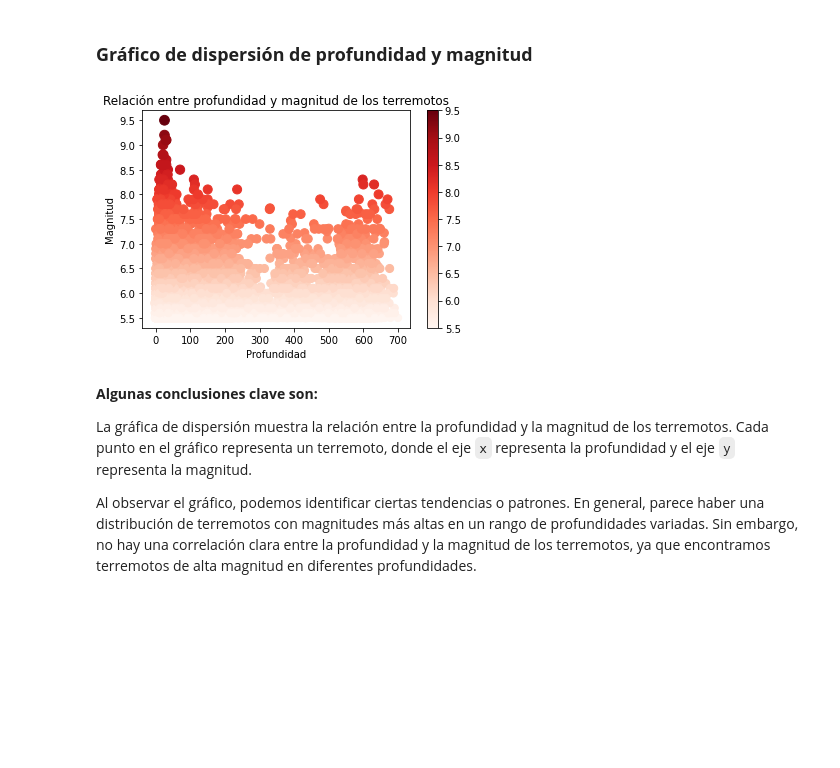
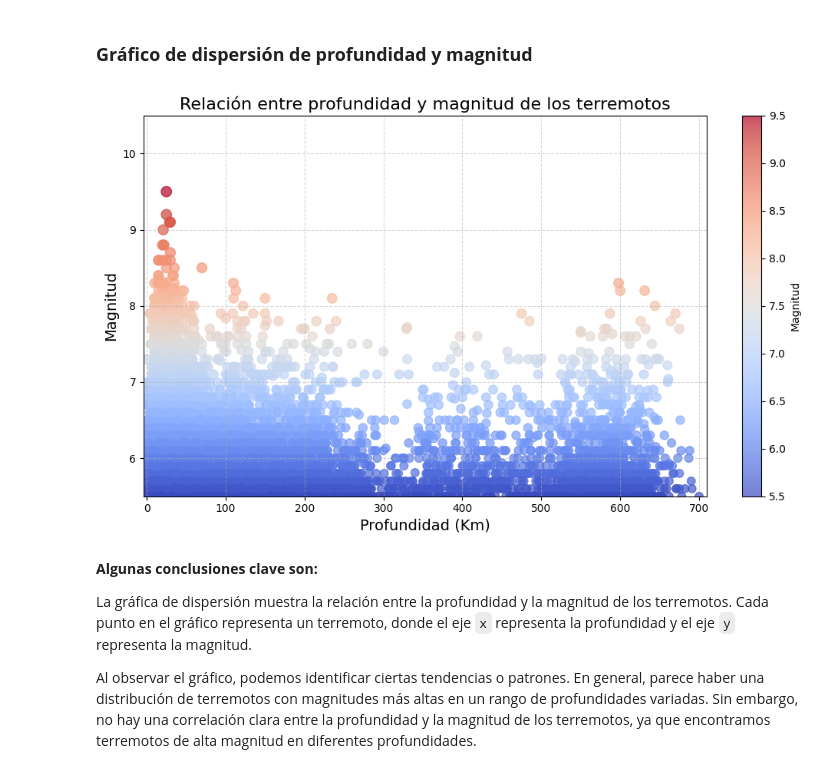
Before and after one commit to gustavopumachagua/Prediccion_Terremotos, a Jupyter notebook: Estadisticas_graficos.ipynb, the cells around one changed output. Cells and saved outputs as stored; diff of their text form; code cells hidden in the pictures; blank space fills up the shorter version.

```diff
--- a/Estadisticas_graficos.ipynb
+++ b/Estadisticas_graficos.ipynb
@@ -81,25 +108,36 @@ print(top_10_peru[cols])
 # %%
 import matplotlib.pyplot as plt
 import pandas as pd
 
 # Cargar el DataFrame desde un archivo CSV
-df = pd.read_csv('./data/Data_Limpio.csv')
+df = pd.read_csv('./data/data.csv')
 
 # Crear el gráfico de dispersión
-plt.scatter(df['Depth'], df['Mag'], s=df['Mag']*10, c=df['Mag'], cmap='Reds')
+plt.figure(figsize=(10, 6))  # Ajusta el tamaño de la figura
+plt.scatter(df['Depth'], df['Mag'], s=df['Mag']*10, c=df['Mag'], cmap='coolwarm', alpha=0.7)  # Personaliza el tamaño y el color
 
 # Agregar una barra de colores
-plt.colorbar()
+plt.colorbar(label='Magnitud')  # Personaliza la etiqueta de la barra de colores
 
 # Agregar título y etiquetas de los ejes
-plt.title('Relación entre profundidad y magnitud de los terremotos')
-plt.xlabel('Profundidad')
-plt.ylabel('Magnitud')
+plt.title('Relación entre profundidad y magnitud de los terremotos', fontsize=16)  # Personaliza el título y el tamaño de fuente
+plt.xlabel('Profundidad (Km)', fontsize=14)  # Personaliza la etiqueta del eje x y el tamaño de fuente
+plt.ylabel('Magnitud', fontsize=14)  # Personaliza la etiqueta del eje y y el tamaño de fuente
+
+# Personalizar la cuadrícula de fondo
+plt.grid(True, linestyle='--', alpha=0.5)
+
+# Personalizar los ejes (ajustar el rango y escala)
+plt.xlim(-4, df['Depth'].max() + 10)  # Ajusta el rango del eje x
+plt.ylim(5.5, df['Mag'].max() + 1)  # Ajusta el rango del eje y
+
+# Personalizar el aspecto general
+plt.tight_layout()  # Ajusta el espaciado entre los elementos del gráfico
 
 # Mostrar el gráfico
 plt.show()
 # %% [output]
-[figure, old version]
+[figure, new version]
 # %% [markdown]
 **Algunas conclusiones clave son:**
 
```
Also changed, not shown: parts of 24 cells of this notebook, 9 other files.
